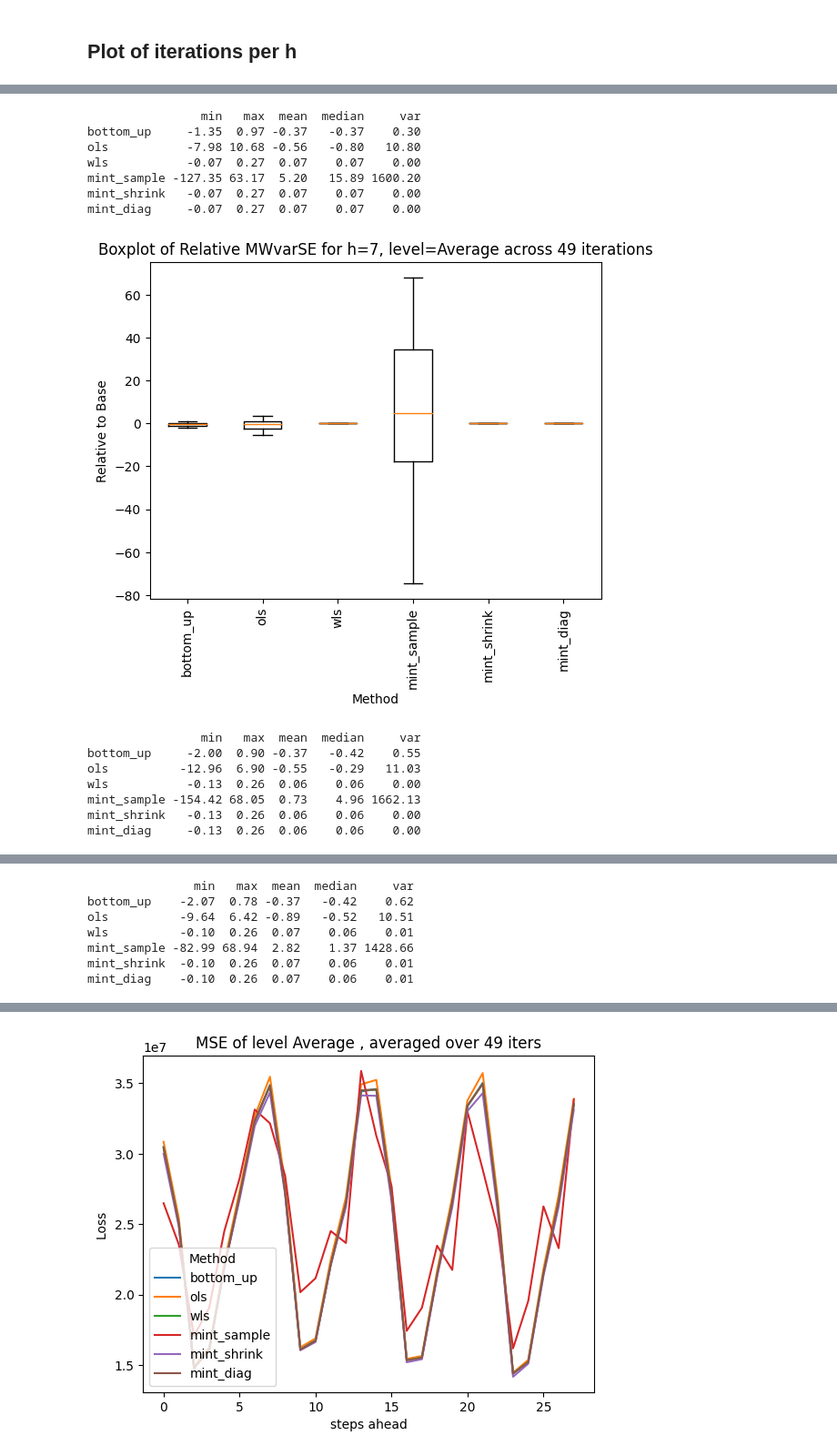
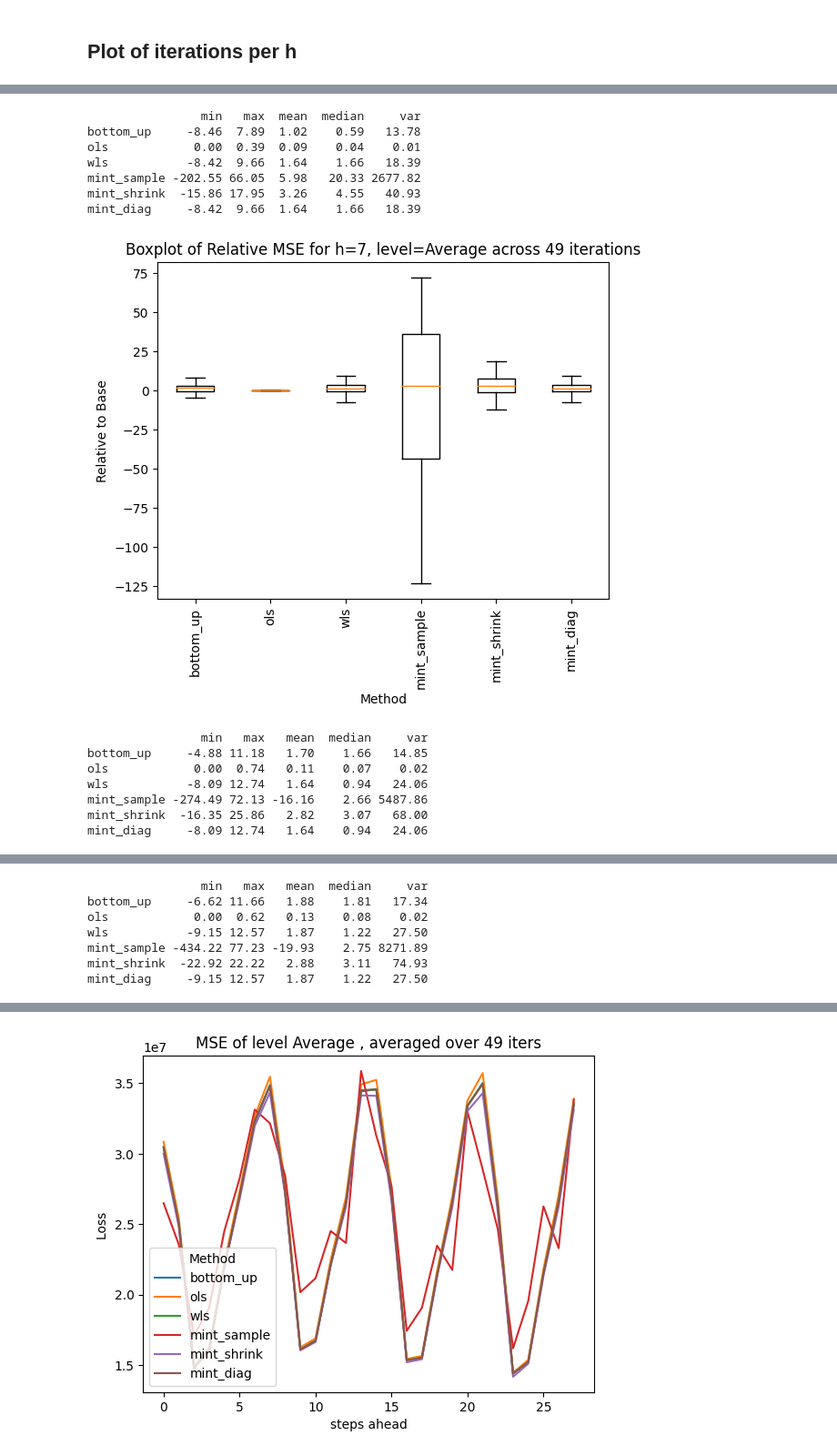
Before and after one commit to skoMarat/Hierarchical-Forecasting, a Jupyter notebook: spatial_notebook.ipynb, the cells around one changed output, grey strips where cells are left out. Shown at 91% size. Cells and saved outputs as stored; diff of their text form; code cells hidden in the pictures.

```diff
--- a/spatial_notebook.ipynb
+++ b/spatial_notebook.ipynb
@@ -28,6 +28,8 @@ Y_path=path+f"\\sales_train_validation.pkl"  # to data file
 Y_path_eval=path+f"\\sales_train_evaluation.pkl"
 X_path_val_eval=path+f"\\prices_train_val_eval.pkl"  # to data file
 dfHolidays=pd.read_csv(path+f"\\holidays.csv")
+
+data=pd.read_pickle(Y_path)
 iOoS=28
 lMethods=["bottom_up",
                 #  "top_down_ph" ,"top_down_hp",
@@ -102,20 +38,0 @@ plt.show
-# %%
-n=tree.mS.shape[1]
-m=tree.mS.shape[0]
-tP=np.zeros((7,n,m))
-
-
-for i in range(tP.shape[0]):
-    m0=np.full((n,m-1),0, dtype=int)
-    iB= len([sublist for sublist in tree.list_of_leafs if sublist.count(None) == 0])# integer length of bottom level
-    if i!=6:
-        mY_i=tree.mY[:,:-6+i][:,::-7][:,::-1]
-    else:
-        mY_i=tree.mY[:,::-7][:,::-1]
-
-    vP = np.mean((mY_i[-iB:,:]/mY_i[0,:]) , axis=1)  #TODO 7 dynamic
-
-    vP=vP.reshape((iB,1))
-    plt.plot(vP,label=str(i+1) , marker='x' , linestyle='')
-plt.legend()
-plt.show()
@@ -303,7 +218,7 @@ See the caveats in the documentation: https://pandas.pydata.org/pandas-docs/stab
 # %% [markdown]
 # Plots and Tables
 # %%
-tree_=Tree( data_directory = Y_path , type='spatial')
+tree_=Tree( data= data , type='spatial')
 slices = [len([sublist for sublist in tree_.list_of_leafs if sublist.count(None) == i]) for i, _ in enumerate(tree_.levels)]
 slices.append(1)
 # %% [output]
@@ -390,7 +305,7 @@ dOutputs=dOutputs_default
 relative='Base'
 level='Average'
 iters=int(dOutputs['bottom_up']['mYhat'].shape[1]/28)
-metric="MWvarSE"
+metric="MSE"
 
 lMethods=list(dOutputs.keys())
 # lMethods.remove('top_down_ph')
@@ -448,15 +363,15 @@ for h in [1,7,14,28]:
                 min   max  mean  median     var
-bottom_up     -1.35  0.97 -0.37   -0.37    0.30
-ols           -7.98 10.68 -0.56   -0.80   10.80
-wls           -0.07  0.27  0.07    0.07    0.00
-mint_sample -127.35 63.17  5.20   15.89 1600.20
-mint_shrink   -0.07  0.27  0.07    0.07    0.00
-mint_diag     -0.07  0.27  0.07    0.07    0.00
+bottom_up     -8.46  7.89  1.02    0.59   13.78
+ols            0.00  0.39  0.09    0.04    0.01
+wls           -8.42  9.66  1.64    1.66   18.39
+mint_sample -202.55 66.05  5.98   20.33 2677.82
+mint_shrink  -15.86 17.95  3.26    4.55   40.93
+mint_diag     -8.42  9.66  1.64    1.66   18.39
-[figure, old version]
+[figure, new version]
-                min   max  mean  median     var
-bottom_up     -2.00  0.90 -0.37   -0.42    0.55
-ols          -12.96  6.90 -0.55   -0.29   11.03
-wls           -0.13  0.26  0.06    0.06    0.00
-mint_sample -154.42 68.05  0.73    4.96 1662.13
-mint_shrink   -0.13  0.26  0.06    0.06    0.00
-mint_diag     -0.13  0.26  0.06    0.06    0.00
+                min   max   mean  median     var
+bottom_up     -4.88 11.18   1.70    1.66   14.85
+ols            0.00  0.74   0.11    0.07    0.02
+wls           -8.09 12.74   1.64    0.94   24.06
+mint_sample -274.49 72.13 -16.16    2.66 5487.86
+mint_shrink  -16.35 25.86   2.82    3.07   68.00
+mint_diag     -8.09 12.74   1.64    0.94   24.06
@@ -464,7 +379,7 @@ mint_diag     -0.13  0.26  0.06    0.06    0.00
-               min   max  mean  median     var
-bottom_up    -2.07  0.78 -0.37   -0.42    0.62
-ols          -9.64  6.42 -0.89   -0.52   10.51
-wls          -0.10  0.26  0.07    0.06    0.01
-mint_sample -82.99 68.94  2.82    1.37 1428.66
-mint_shrink  -0.10  0.26  0.07    0.06    0.01
-mint_diag    -0.10  0.26  0.07    0.06    0.01
+                min   max   mean  median     var
+bottom_up     -6.62 11.66   1.88    1.81   17.34
+ols            0.00  0.62   0.13    0.08    0.02
+wls           -9.15 12.57   1.87    1.22   27.50
+mint_sample -434.22 77.23 -19.93    2.75 8271.89
+mint_shrink  -22.92 22.22   2.88    3.11   74.93
+mint_diag     -9.15 12.57   1.87    1.22   27.50
```
Also changed, not shown: parts of 17 cells of this notebook, 7 other files.
